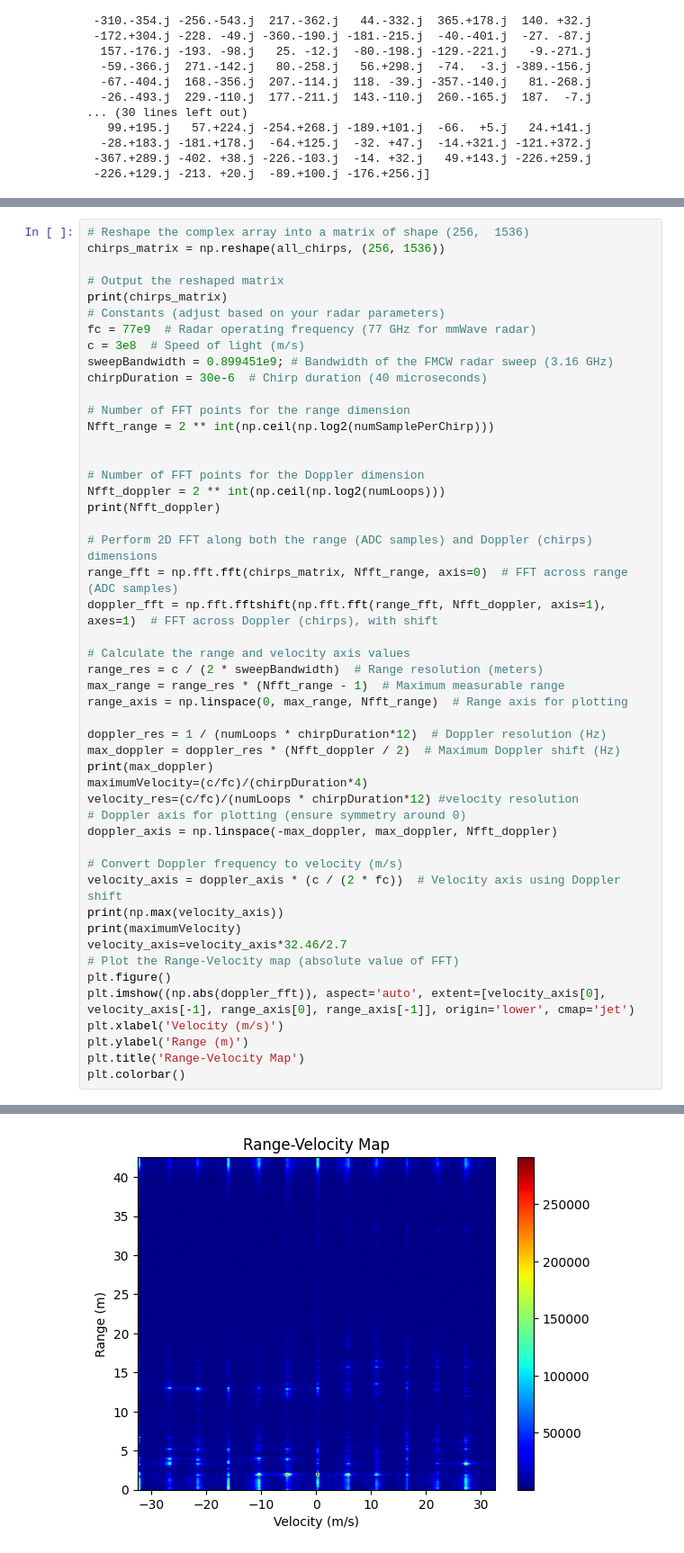
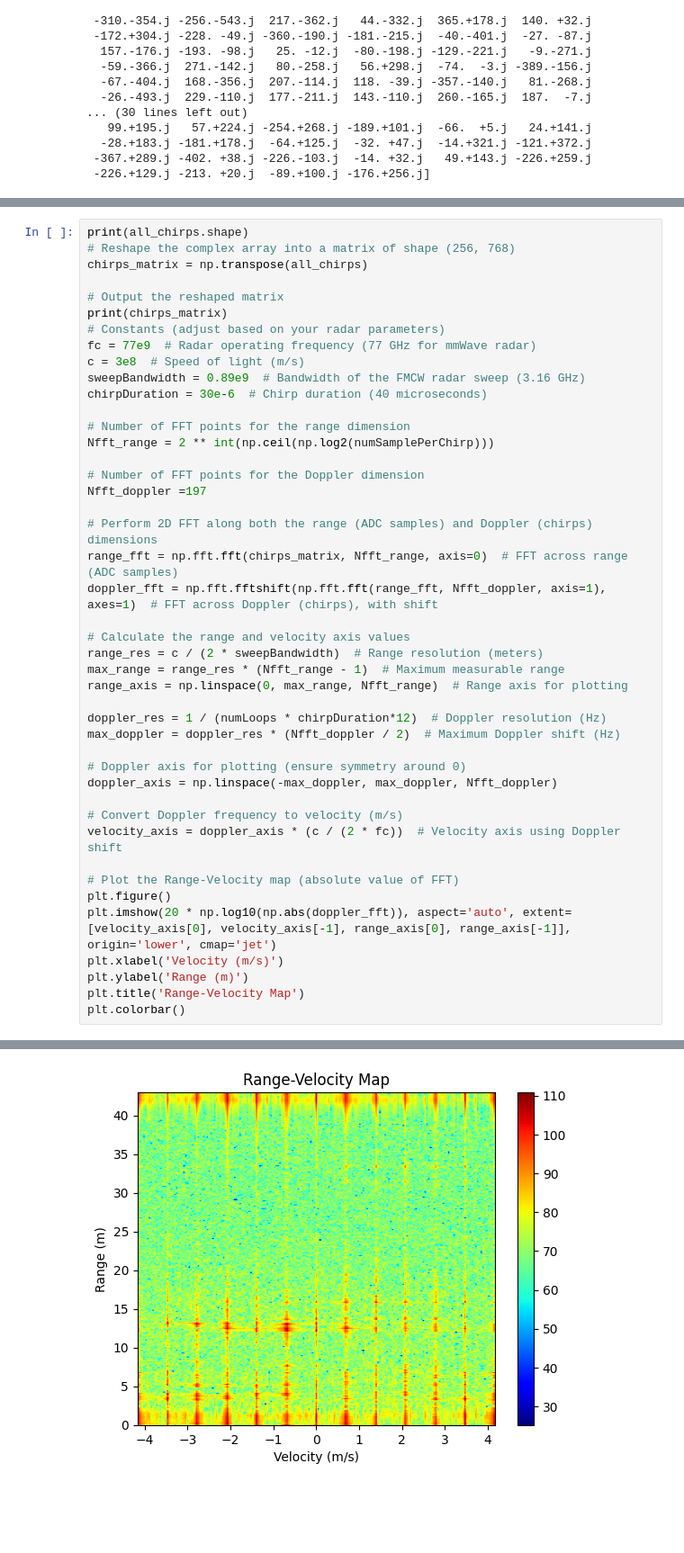
Before and after one commit to GishanDaminduDK/FYP-SignalProcessing, a Jupyter notebook: matlab_to_python.ipynb, the cells around one changed output, grey strips where cells are left out. Shown at 90% size. Saved outputs shown, nothing was run; the diff lists cells and outputs as text; blank space fills up the shorter version.

```diff
--- a/matlab_to_python.ipynb
+++ b/matlab_to_python.ipynb
@@ -211,22 +233,21 @@ FileNotFoundError: [Errno 2] No such file or directory: 'E:\\Data_Set\\Phanton_4
 # %%
-# Reshape the complex array into a matrix of shape (256,  1536)
-chirps_matrix = np.reshape(all_chirps, (256, 1536))
+print(all_chirps.shape)
+# Reshape the complex array into a matrix of shape (256, 768)
+chirps_matrix = np.transpose(all_chirps)
 
 # Output the reshaped matrix
 print(chirps_matrix)
 # Constants (adjust based on your radar parameters)
 fc = 77e9  # Radar operating frequency (77 GHz for mmWave radar)
 c = 3e8  # Speed of light (m/s)
-sweepBandwidth = 0.899451e9; # Bandwidth of the FMCW radar sweep (3.16 GHz)
+sweepBandwidth = 0.89e9  # Bandwidth of the FMCW radar sweep (3.16 GHz)
 chirpDuration = 30e-6  # Chirp duration (40 microseconds)
 
 # Number of FFT points for the range dimension
 Nfft_range = 2 ** int(np.ceil(np.log2(numSamplePerChirp)))
 
-
 # Number of FFT points for the Doppler dimension
-Nfft_doppler = 2 ** int(np.ceil(np.log2(numLoops)))
-print(Nfft_doppler)
+Nfft_doppler =197
 
 # Perform 2D FFT along both the range (ADC samples) and Doppler (chirps) dimensions
 range_fft = np.fft.fft(chirps_matrix, Nfft_range, axis=0)  # FFT across range (ADC samples)
@@ -239,20 +260,16 @@ range_axis = np.linspace(0, max_range, Nfft_range)  # Range axis for plotting
 
 doppler_res = 1 / (numLoops * chirpDuration*12)  # Doppler resolution (Hz)
 max_doppler = doppler_res * (Nfft_doppler / 2)  # Maximum Doppler shift (Hz)
-print(max_doppler)
-maximumVelocity=(c/fc)/(chirpDuration*4)
-velocity_res=(c/fc)/(numLoops * chirpDuration*12) #velocity resolution
+
 # Doppler axis for plotting (ensure symmetry around 0)
 doppler_axis = np.linspace(-max_doppler, max_doppler, Nfft_doppler)
 
 # Convert Doppler frequency to velocity (m/s)
 velocity_axis = doppler_axis * (c / (2 * fc))  # Velocity axis using Doppler shift
-print(np.max(velocity_axis))
-print(maximumVelocity)
-velocity_axis=velocity_axis*32.46/2.7
+
 # Plot the Range-Velocity map (absolute value of FFT)
 plt.figure()
-plt.imshow((np.abs(doppler_fft)), aspect='auto', extent=[velocity_axis[0], velocity_axis[-1], range_axis[0], range_axis[-1]], origin='lower', cmap='jet')
+plt.imshow(20 * np.log10(np.abs(doppler_fft)), aspect='auto', extent=[velocity_axis[0], velocity_axis[-1], range_axis[0], range_axis[-1]], origin='lower', cmap='jet')
 plt.xlabel('Velocity (m/s)')
 plt.ylabel('Range (m)')
 plt.title('Range-Velocity Map')
@@ -278,5 +292,5 @@ plt.colorbar()
 <matplotlib.colorbar.Colorbar at 0x...>
-[figure, old version]
+[figure, new version]
 # %%
 import numpy as np
 import matplotlib.pyplot as plt
```
Also changed, not shown: parts of 7 cells of this notebook, 2 other files.
